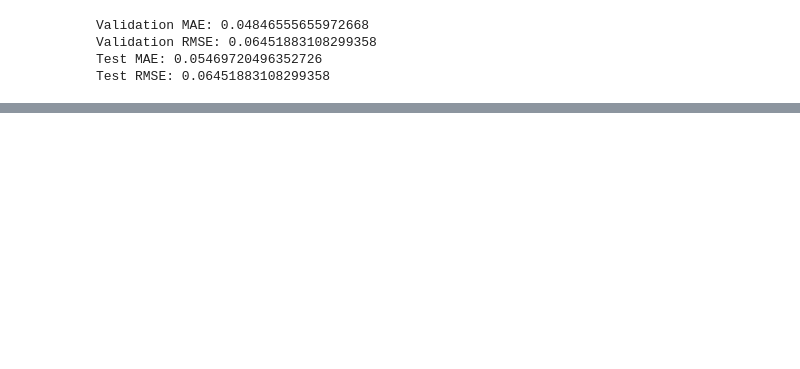
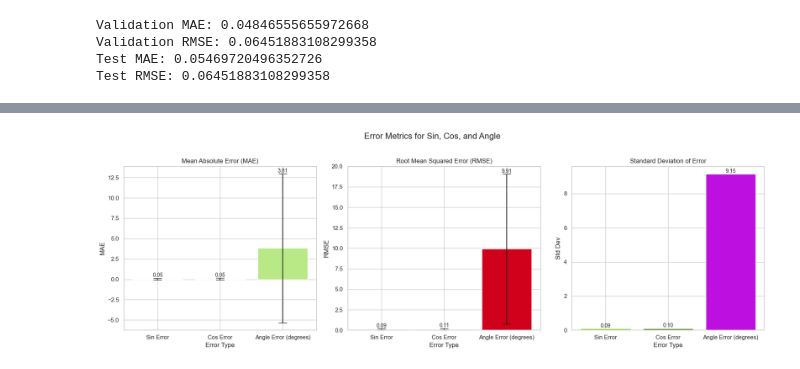
Before and after one commit to margaridanferreira/LAB, a Jupyter notebook: Project/ERA5.ipynb, the cells around one changed output, grey strips where cells are left out. Drawn from its saved outputs; the diff is of its cells as text; code cells hidden in the pictures; blank space fills up the shorter version.

```diff
--- a/Project/ERA5.ipynb
+++ b/Project/ERA5.ipynb
@@ -1128,0 +1075,41 @@ Direção Média (Cosseno) -0.465616 0.031065 -0.596562 -0.448410 0.148152 0.047
+# %%
+# Improved bar plots for Sin, Cos, and Angle errors (robust version)
+import matplotlib.pyplot as plt
+import numpy as np
+
+error_types = error_stats['Error Type'].values
+mae = error_stats['MAE'].values
+rmse = error_stats['RMSE'].values
+std = error_stats['Std Dev'].values
+
+fig, axes = plt.subplots(1, 3, figsize=(18, 6))
+
+# MAE plot
+axes[0].bar(error_types, mae, yerr=std, color=['#4a90e2', '#50e3c2', '#b8e986'], capsize=8)
+axes[0].set_title('Mean Absolute Error (MAE)')
+axes[0].set_ylabel('MAE')
+axes[0].set_xlabel('Error Type')
+for i, v in enumerate(mae):
+    axes[0].text(i, v + std[i] + 0.01, f"{v:.2f}", ha='center', va='bottom', fontsize=10)
+
+# RMSE plot
+axes[1].bar(error_types, rmse, yerr=std, color=['#f5a623', '#f8e71c', '#d0021b'], capsize=8)
+axes[1].set_title('Root Mean Squared Error (RMSE)')
+axes[1].set_ylabel('RMSE')
+axes[1].set_xlabel('Error Type')
+for i, v in enumerate(rmse):
+    axes[1].text(i, v + std[i] + 0.01, f"{v:.2f}", ha='center', va='bottom', fontsize=10)
+
+# STD plot
+axes[2].bar(error_types, std, color=['#7ed321', '#417505', '#bd10e0'], capsize=8)
+axes[2].set_title('Standard Deviation of Error')
+axes[2].set_ylabel('Std Dev')
+axes[2].set_xlabel('Error Type')
+for i, v in enumerate(std):
+    axes[2].text(i, v + 0.01, f"{v:.2f}", ha='center', va='bottom', fontsize=10)
+
+plt.suptitle('Error Metrics for Sin, Cos, and Angle', fontsize=16)
+plt.tight_layout(rect=[0, 0, 1, 0.96])
+plt.show()
+# %% [output]
+[figure, added]
```
Also changed, not shown: parts of 15 cells of this notebook.
